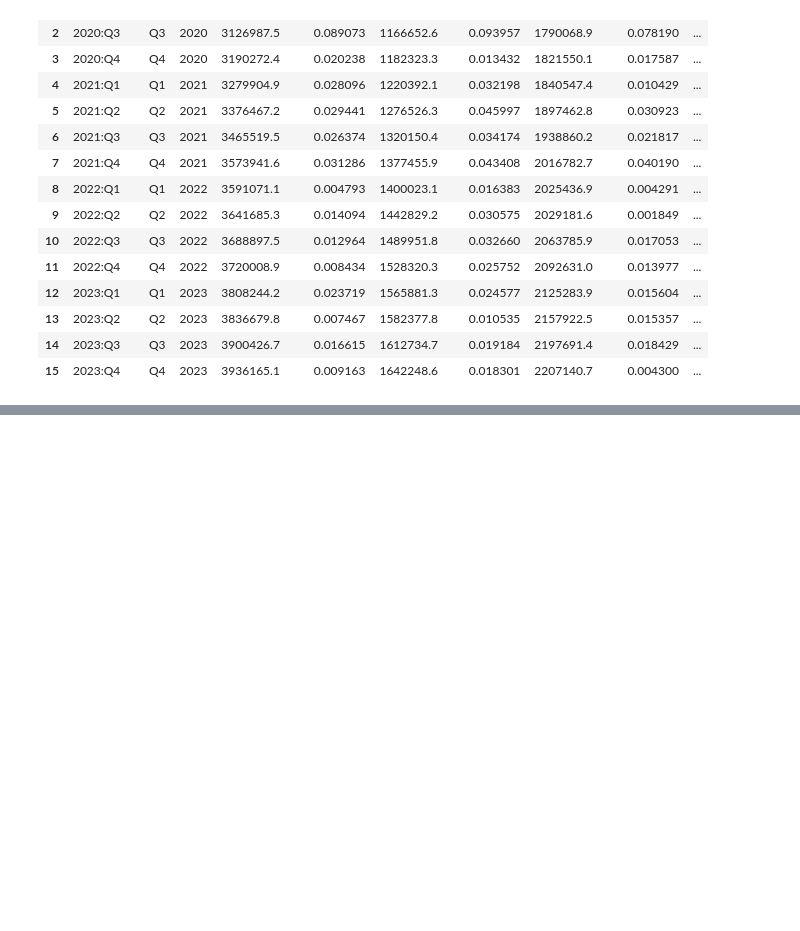
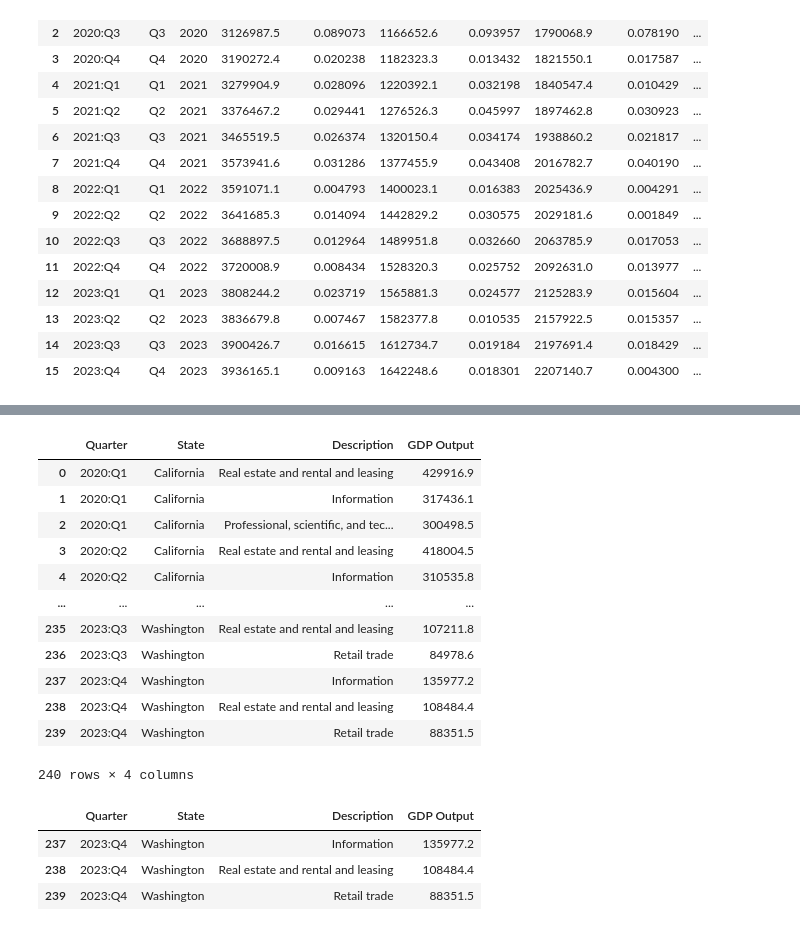
Before and after one commit to jrdthomas1/Project-1, a Jupyter notebook: jupyter/GDP.ipynb, the cells around one changed output, grey strips where cells are left out. Cells and saved outputs as stored; diff of their text form; code cells hidden in the pictures; blank space fills up the shorter version.

```diff
--- a/jupyter/GDP.ipynb
+++ b/jupyter/GDP.ipynb
@@ -68,0 +163,24 @@ gdp_df
+# %%
+top_industries
+# %% [output]
+|  | Quarter | State | Description | GDP Output |
+| 0 | 2020:Q1 | California | Real estate and rental and leasing | 429916.9 |
+| 1 | 2020:Q1 | California | Information | 317436.1 |
+| 2 | 2020:Q1 | California | Professional, scientific, and tec... | 300498.5 |
+| 3 | 2020:Q2 | California | Real estate and rental and leasing | 418004.5 |
+| 4 | 2020:Q2 | California | Information | 310535.8 |
+| ... | ... | ... | ... | ... |
+| 235 | 2023:Q3 | Washington | Real estate and rental and leasing | 107211.8 |
+| 236 | 2023:Q3 | Washington | Retail trade | 84978.6 |
+| 237 | 2023:Q4 | Washington | Information | 135977.2 |
+| 238 | 2023:Q4 | Washington | Real estate and rental and leasing | 108484.4 |
+| 239 | 2023:Q4 | Washington | Retail trade | 88351.5 |
+240 rows × 4 columns
+# %%
+# Can now filter for specific state and quarters
+top_industries[(top_industries['State']=='Washington') & (top_industries['Quarter']=='2023:Q4')]
+# %% [output]
+|  | Quarter | State | Description | GDP Output |
+| 237 | 2023:Q4 | Washington | Information | 135977.2 |
+| 238 | 2023:Q4 | Washington | Real estate and rental and leasing | 108484.4 |
+| 239 | 2023:Q4 | Washington | Retail trade | 88351.5 |
```
Also changed, not shown: parts of 5 cells of this notebook, 1 other file.
